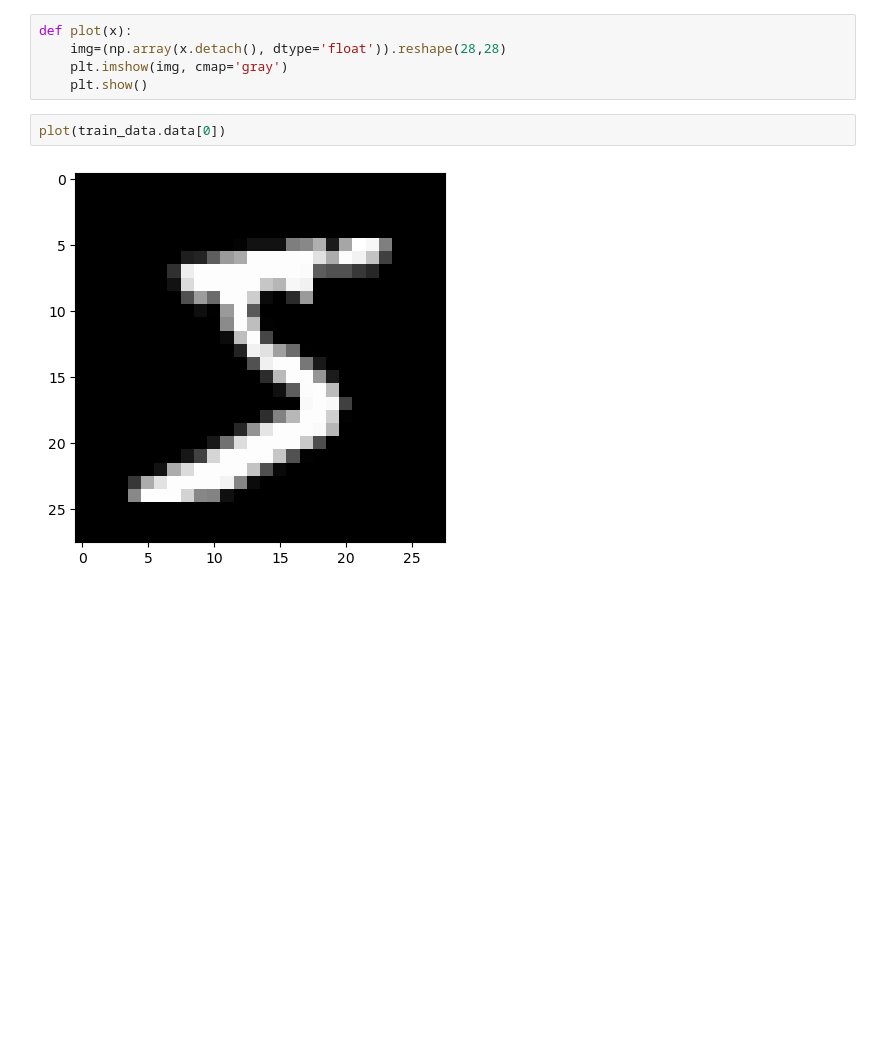
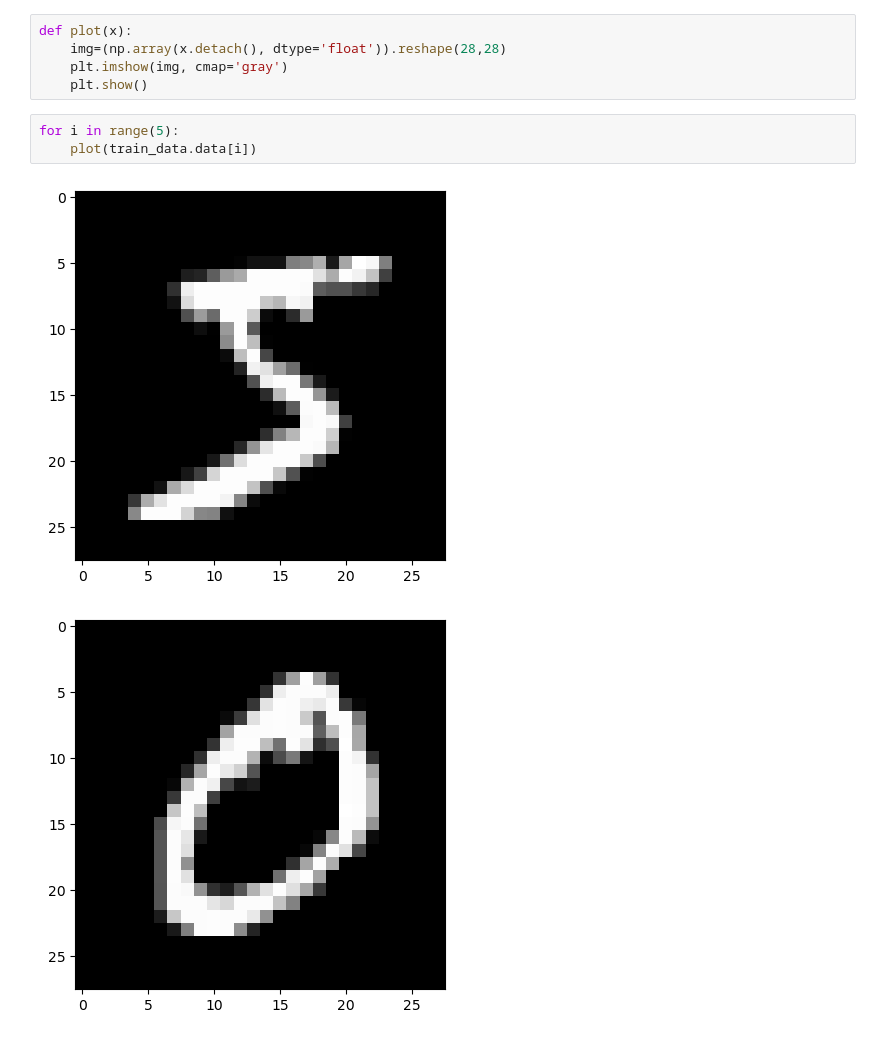
Before and after one commit to jimpak/pjm, a Jupyter notebook: bitc/ml/ml_2024/mnist_ann.ipynb, the cells around one changed output. Cells and saved outputs as stored; diff of their text form; blank space fills up the shorter version.

```diff
--- a/bitc/ml/ml_2024/mnist_ann.ipynb
+++ b/bitc/ml/ml_2024/mnist_ann.ipynb
@@ -39,7 +39,9 @@ def plot(x):
     img=(np.array(x.detach(), dtype='float')).reshape(28,28)
     plt.imshow(img, cmap='gray')
     plt.show()
-# %%
-plot(train_data.data[0])
-# %% [output]
-[figure, removed]
+# %%
+for i in range(5):
+    plot(train_data.data[i])
+# %% [output]
+[figure, added]
+[figure, added]
```
Also changed, not shown: parts of 18 cells of this notebook, 18 other files.
